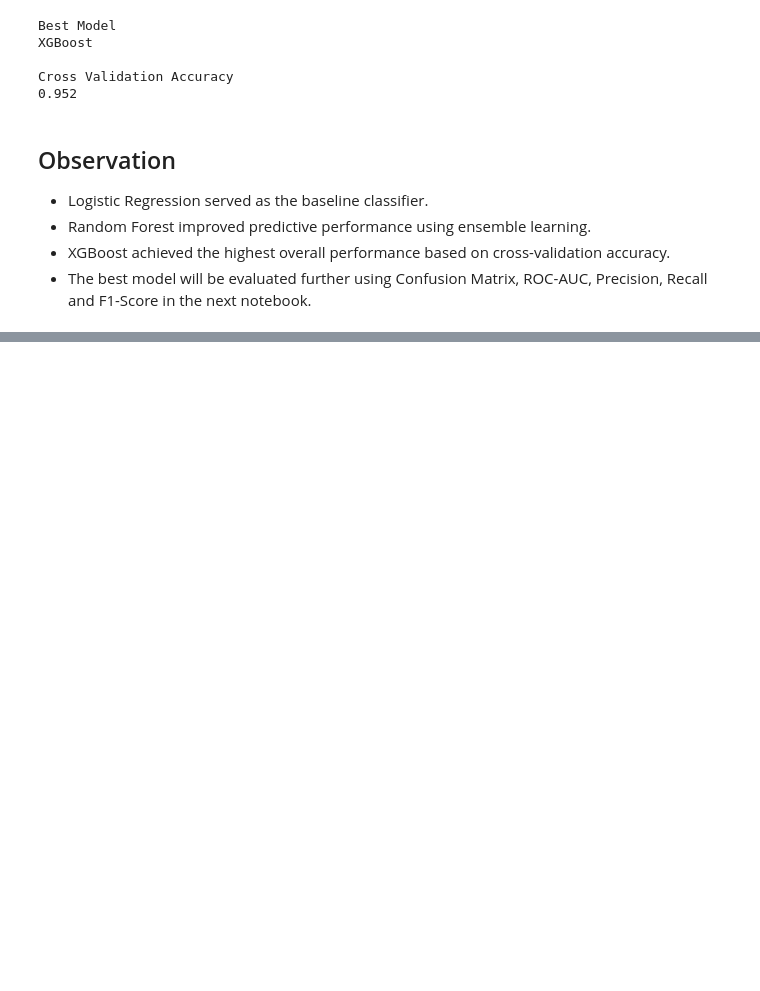
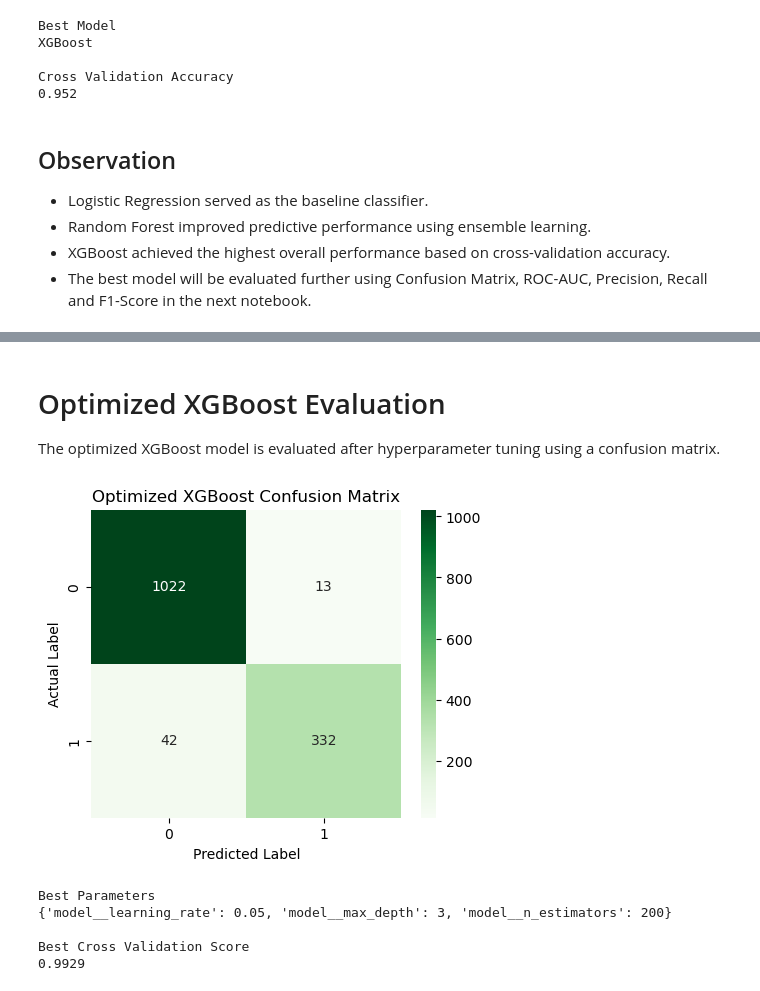
Before and after one commit to nidhi-yadav20799/ChurnShield-Customer-Churn-Prediction-Dashboard, a Jupyter notebook: notebooks/04_Model_Training.ipynb, the cells around one changed output, grey strips where cells are left out. Cells and saved outputs as stored; diff of their text form; code cells hidden in the pictures; blank space fills up the shorter version.

```diff
--- a/notebooks/04_Model_Training.ipynb
+++ b/notebooks/04_Model_Training.ipynb
@@ -294,0 +631,49 @@ Cross Validation Accuracy
+# %% [markdown]
+# Optimized XGBoost Evaluation
+
+The optimized XGBoost model is evaluated after hyperparameter tuning using a confusion matrix.
+# %%
+# =====================================================
+# Confusion Matrix for Optimized XGBoost
+# =====================================================
+
+cm = confusion_matrix(y_test, y_pred)
+
+plt.figure(figsize=(5,4))
+
+sns.heatmap(
+    cm,
+    annot=True,
+    fmt="d",
+    cmap="Greens"
+)
+
+plt.title("Optimized XGBoost Confusion Matrix")
+
+plt.xlabel("Predicted Label")
+
+plt.ylabel("Actual Label")
+
+plt.show()
+# %% [output]
+[figure, added]
+# %%
+# =====================================================
+# Display Best Parameters
+# =====================================================
+
+print("Best Parameters")
+
+print(grid_search.best_params_)
+
+print()
+
+print("Best Cross Validation Score")
+
+print(round(grid_search.best_score_,4))
+# %% [output]
+Best Parameters
+{'model__learning_rate': 0.05, 'model__max_depth': 3, 'model__n_estimators': 200}
+
+Best Cross Validation Score
+0.9929
```
Also changed, not shown: parts of 17 cells of this notebook.
